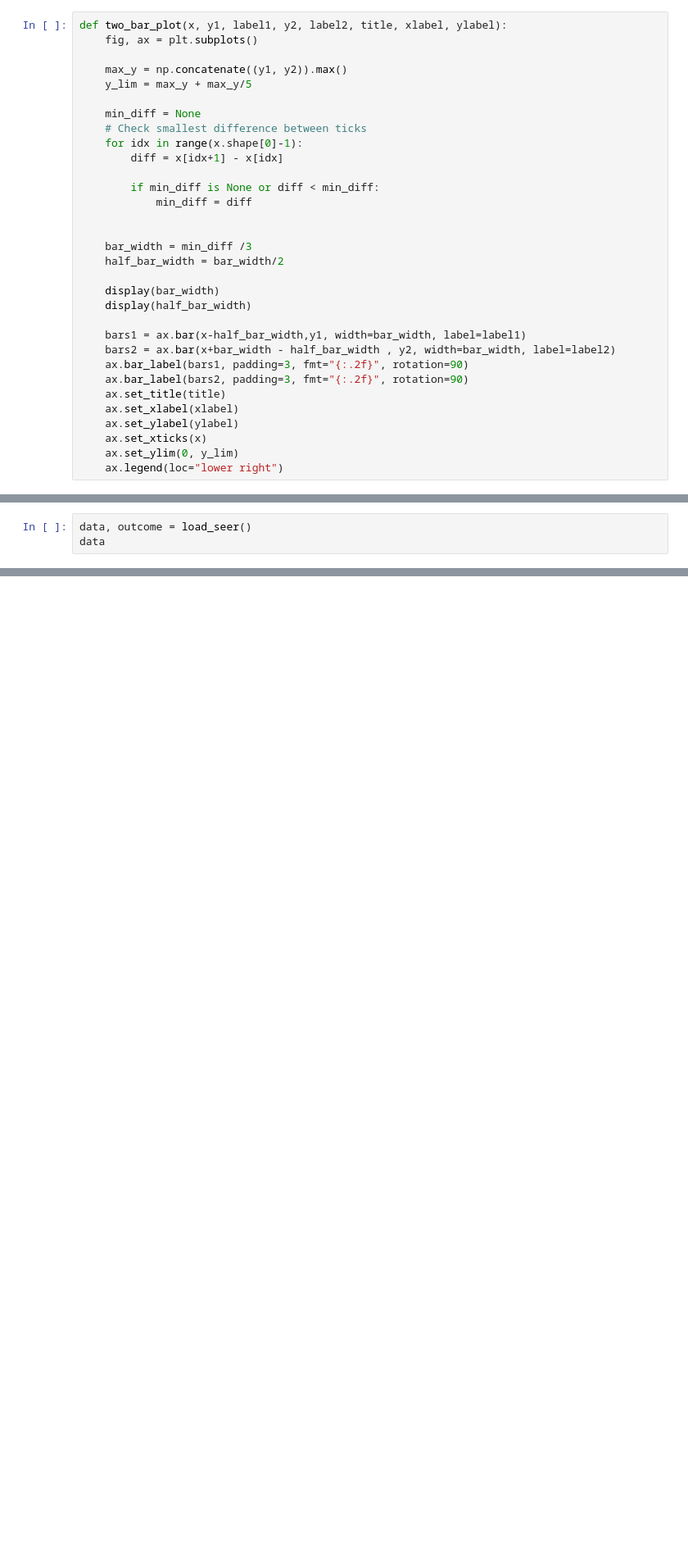
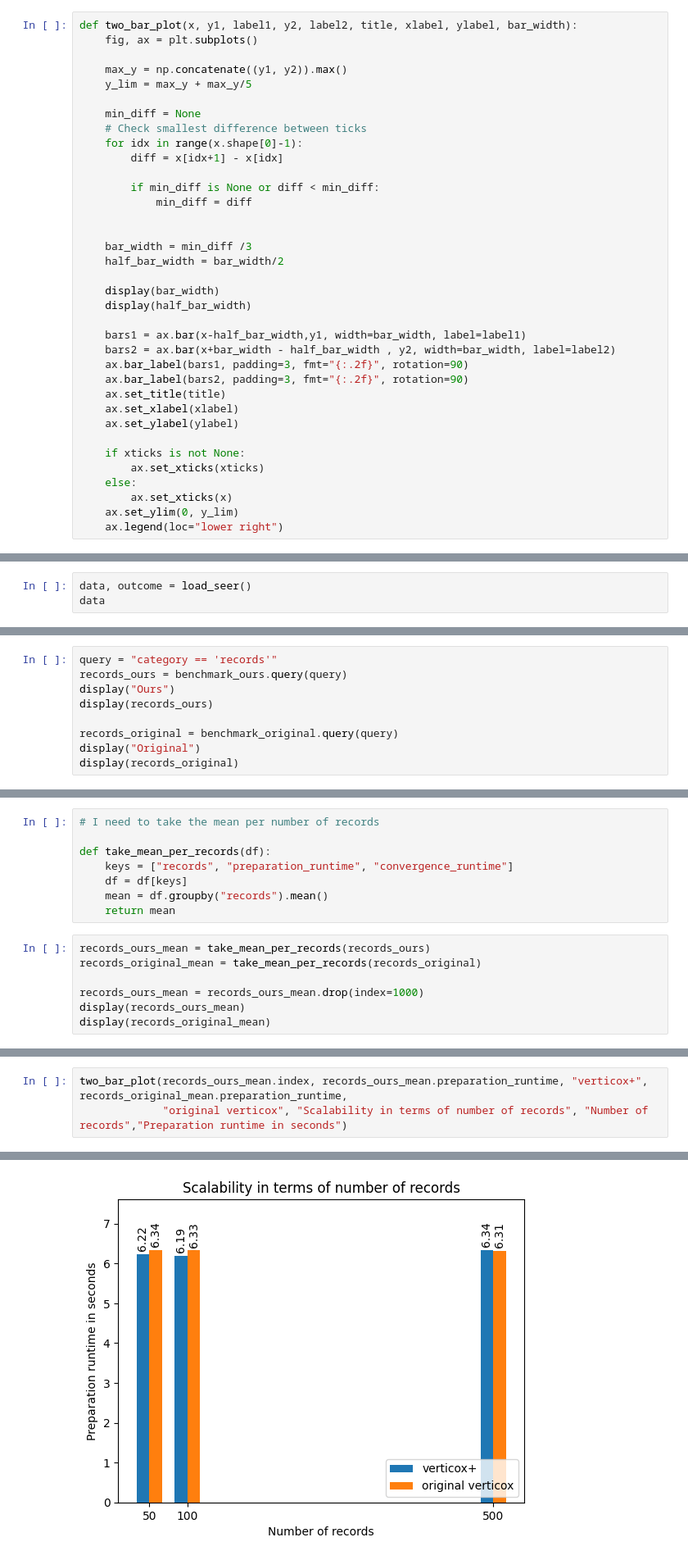
Before and after one commit to CARRIER-project/verticox, a Jupyter notebook: plot_benchmarks_with_c_index.ipynb, the cells around one changed output, grey strips where cells are left out. Shown at 82% size. Cells and saved outputs as stored; diff of their text form; blank space fills up the shorter version.

Commit message:
Plotting benchmarks

```diff
--- a/plot_benchmarks_with_c_index.ipynb
+++ b/plot_benchmarks_with_c_index.ipynb
@@ -150,7 +150,7 @@ original_mean[["mse", "sad", "mad", "c_index_verticox", "c_index_central"]].styl
 # %%
 our_mean_with_original = our_mean.join(original_mean[["preparation_runtime", "convergence_runtime"]], rsuffix="_original")
 # %%
-def two_bar_plot(x, y1, label1, y2, label2, title, xlabel, ylabel):
+def two_bar_plot(x, y1, label1, y2, label2, title, xlabel, ylabel, bar_width):
     fig, ax = plt.subplots()
 
     max_y = np.concatenate((y1, y2)).max()
@@ -178,7 +178,11 @@ def two_bar_plot(x, y1, label1, y2, label2, title, xlabel, ylabel):
     ax.set_title(title)
     ax.set_xlabel(xlabel)
     ax.set_ylabel(ylabel)
-    ax.set_xticks(x)
+
+    if xticks is not None:
+        ax.set_xticks(xticks)
+    else:
+        ax.set_xticks(x)
     ax.set_ylim(0, y_lim)
     ax.legend(loc="lower right")
 # %%
@@ -338,0 +345,9 @@ data
+# %%
+query = "category == 'records'"
+records_ours = benchmark_ours.query(query)
+display("Ours")
+display(records_ours)
+
+records_original = benchmark_original.query(query)
+display("Original")
+display(records_original)
@@ -338,0 +380,15 @@ data
+# %%
+# I need to take the mean per number of records
+
+def take_mean_per_records(df):
+    keys = ["records", "preparation_runtime", "convergence_runtime"]
+    df = df[keys]
+    mean = df.groupby("records").mean()
+    return mean
+# %%
+records_ours_mean = take_mean_per_records(records_ours)
+records_original_mean = take_mean_per_records(records_original)
+
+records_ours_mean = records_ours_mean.drop(index=1000)
+display(records_ours_mean)
+display(records_original_mean)
@@ -338,0 +406,4 @@ data
+# %%
+two_bar_plot(records_ours_mean.index, records_ours_mean.preparation_runtime, "verticox+", records_original_mean.preparation_runtime,
+             "original verticox", "Scalability in terms of number of records", "Number of records","Preparation runtime in seconds")
+# %% [output]
@@ -338,0 +412 @@ data
+[figure, added]
```
Also changed, not shown: parts of 6 cells of this notebook.
